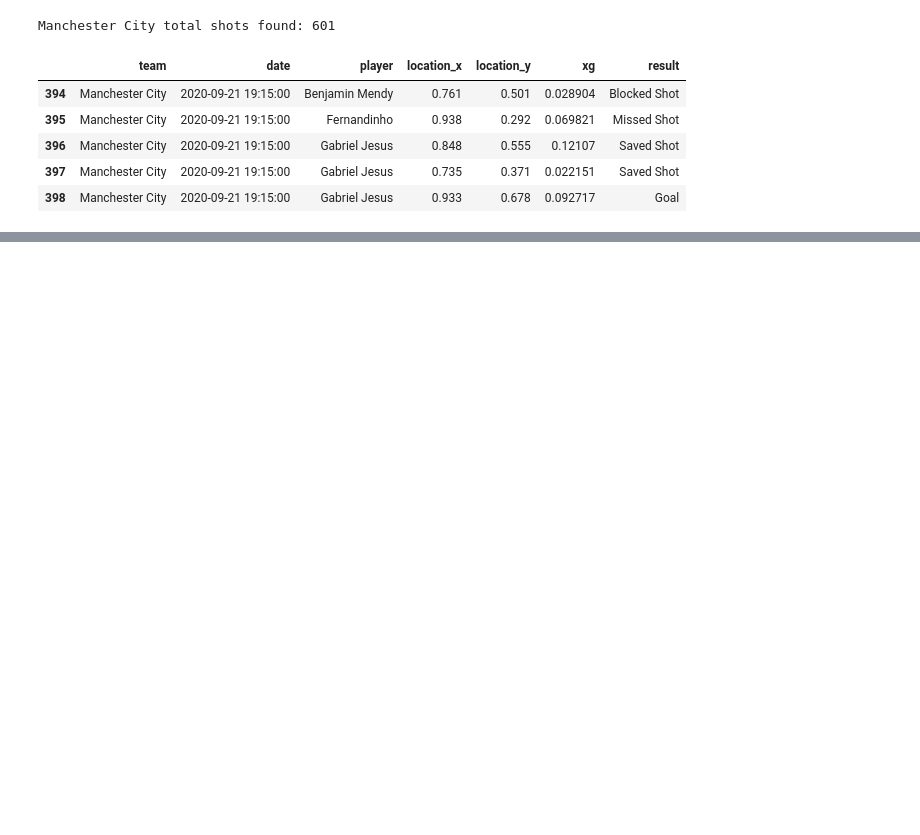
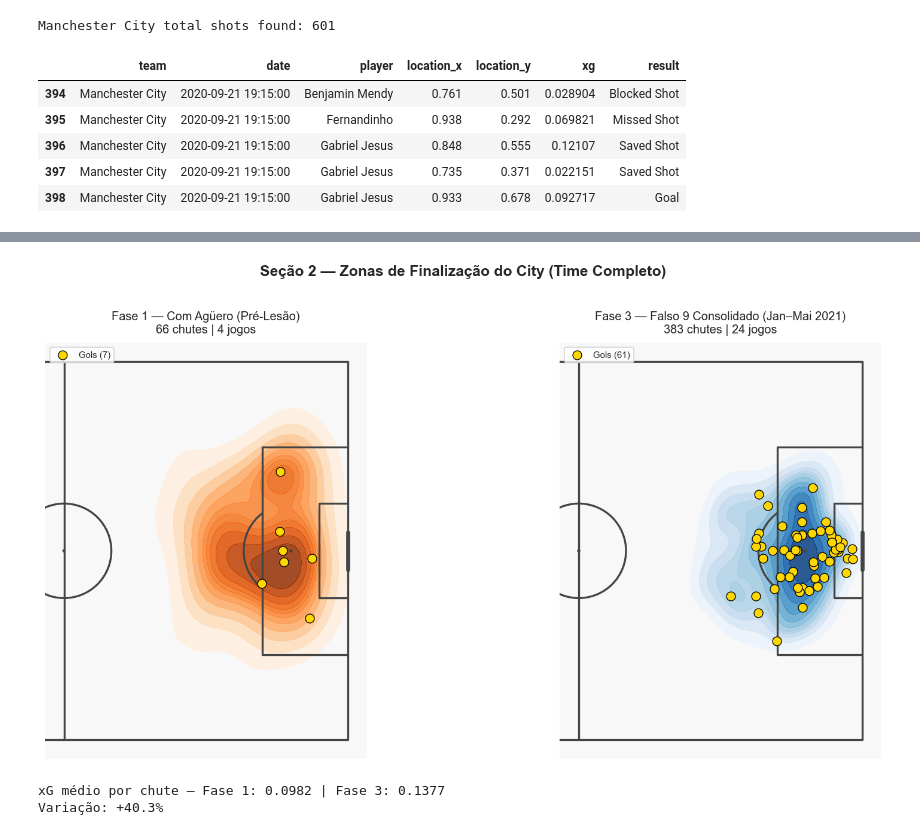
Before and after one commit to carolabdu/futebol-analise, a Jupyter notebook: Analise_City_20_21_soccerdata.ipynb, the cells around one changed output, grey strips where cells are left out. Saved outputs shown, nothing was run; the diff lists cells and outputs as text; code cells hidden in the pictures; blank space fills up the shorter version.

```diff
--- a/Analise_City_20_21_soccerdata.ipynb
+++ b/Analise_City_20_21_soccerdata.ipynb
@@ -197,0 +297,37 @@ plt.show()
+# %%
+fase1_shots = mc_shots[fase1_mask].copy()
+fase3_shots = mc_shots[fase3_mask].copy()
+
+pitch = Pitch(pitch_type='statsbomb', half=True, pitch_color='#f8f8f8', line_color='#444444', line_zorder=2)
+fig, ax = pitch.draw(figsize=(16, 7), nrows=1, ncols=2)
+fig.set_facecolor('white')
+fig.suptitle('Seção 2 — Zonas de Finalização do City (Time Completo)', fontsize=15, fontweight='bold', y=1.01)
+
+for a, data, cmap, titulo, n_jogos in [
+    (ax[0], fase1_shots, 'Oranges',
+     f'Fase 1 — Com Agüero (Pré-Lesão)\n{len(fase1_shots)} chutes | {g1} jogos',
+     g1),
+    (ax[1], fase3_shots, 'Blues',
+     f'Fase 3 — Falso 9 Consolidado (Jan–Mai 2021)\n{len(fase3_shots)} chutes | {g3} jogos',
+     g3),
+]:
+    if len(data) > 5:
+        sns.kdeplot(x=data['x_sb'], y=data['y_sb'], ax=a,
+                    fill=True, cmap=cmap, thresh=0.08, levels=12, alpha=0.85)
+    gols = data[data['result'] == 'Goal']
+    a.scatter(gols['x_sb'], gols['y_sb'], s=80, c='gold',
+              edgecolors='black', linewidth=0.8, zorder=5, label=f'Gols ({len(gols)})')
+    a.set_title(titulo, fontsize=12, pad=10)
+    a.legend(loc='upper left', fontsize=9, frameon=True, facecolor='white')
+
+plt.tight_layout()
+plt.show()
+
+xg_f1 = fase1_shots['xg'].mean()
+xg_f3 = fase3_shots['xg'].mean()
+print(f"\nxG médio por chute — Fase 1: {xg_f1:.4f} | Fase 3: {xg_f3:.4f}")
+print(f"Variação: {((xg_f3 - xg_f1)/xg_f1)*100:+.1f}%")
+# %% [output]
+[figure, added]
+xG médio por chute — Fase 1: 0.0982 | Fase 3: 0.1377
+Variação: +40.3%
```
Also changed, not shown: parts of 28 cells of this notebook, 1 other file.
